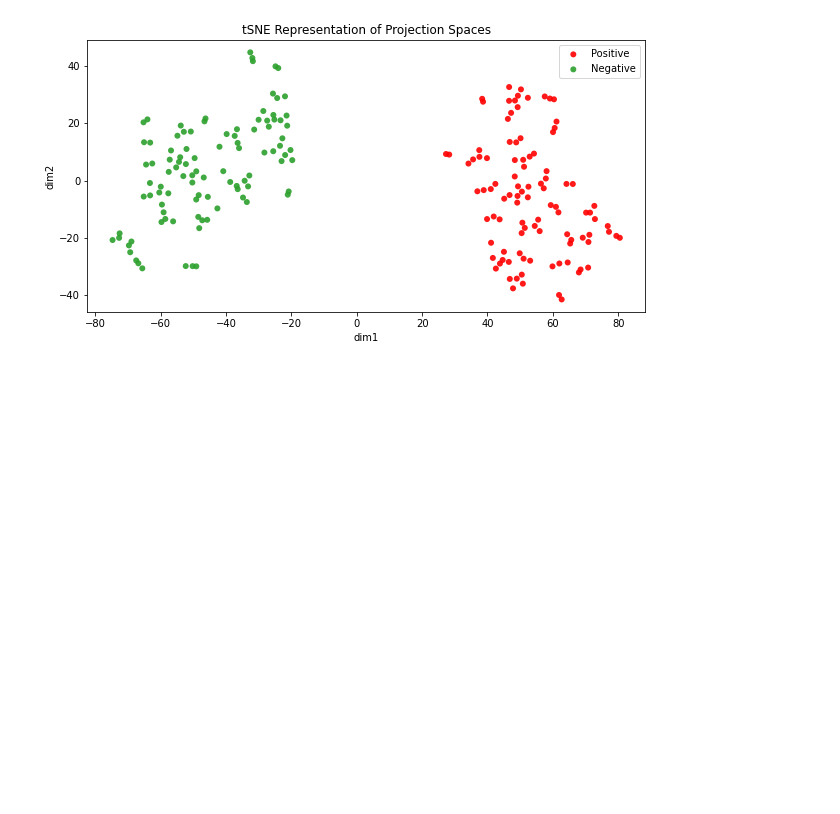
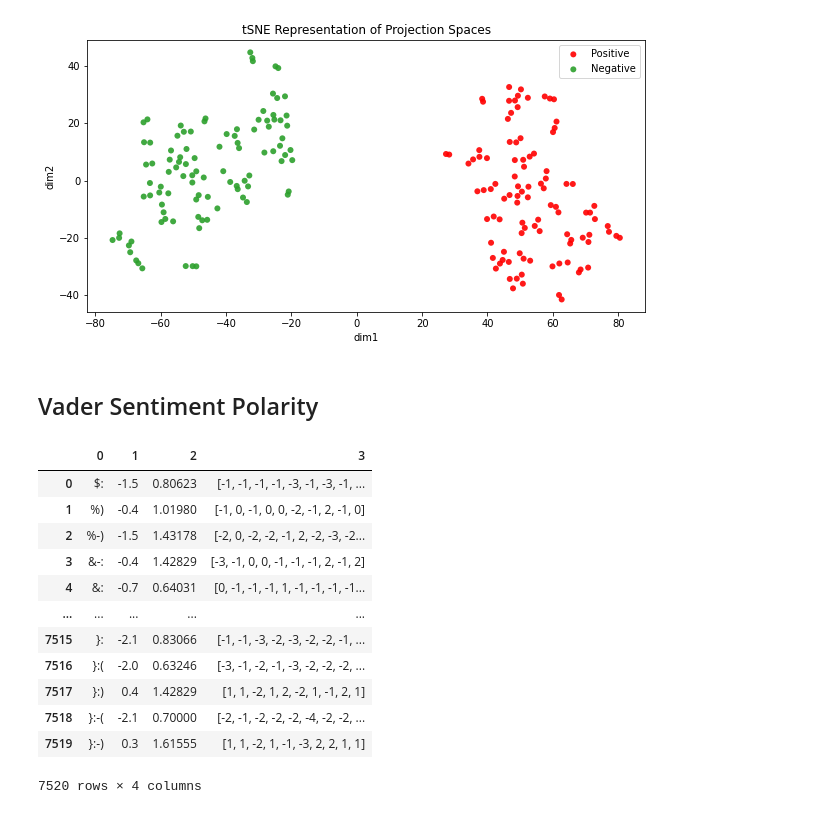
Before and after one commit to rahul-ohlan/TWARP, a Jupyter notebook: imdb_interpretability.ipynb, the cells around one changed output. Saved outputs shown, nothing was run; the diff lists cells and outputs as text; code cells hidden in the pictures; blank space fills up the shorter version.

```diff
--- a/imdb_interpretability.ipynb
+++ b/imdb_interpretability.ipynb
@@ -1742,3 +1877,23 @@ ax.set_title("tSNE Representation of Projection Spaces")
 plt.show()
 # %% [output]
 [figure]
+# %% [markdown]
+## Vader Sentiment Polarity
+# %%
+df_sent = pd.read_csv("/gdrive/Shareddrives/Thesis/code/Rahul/vaderSentiment-master/vaderSentiment/vader_lexicon.txt", sep = "\t", header = None)
+# %%
+df_sent
+# %% [output]
+|  | 0 | 1 | 2 | 3 |
+| 0 | $: | -1.5 | 0.80623 | [-1, -1, -1, -1, -3, -1, -3, -1, ... |
+| 1 | %) | -0.4 | 1.01980 | [-1, 0, -1, 0, 0, -2, -1, 2, -1, 0] |
+| 2 | %-) | -1.5 | 1.43178 | [-2, 0, -2, -2, -1, 2, -2, -3, -2... |
+| 3 | &-: | -0.4 | 1.42829 | [-3, -1, 0, 0, -1, -1, -1, 2, -1, 2] |
+| 4 | &: | -0.7 | 0.64031 | [0, -1, -1, -1, 1, -1, -1, -1, -1... |
+| ... | ... | ... | ... | ... |
+| 7515 | }: | -2.1 | 0.83066 | [-1, -1, -3, -2, -3, -2, -2, -1, ... |
+| 7516 | }:( | -2.0 | 0.63246 | [-3, -1, -2, -1, -3, -2, -2, -2, ... |
+| 7517 | }:) | 0.4 | 1.42829 | [1, 1, -2, 1, 2, -2, 1, -1, 2, 1] |
+| 7518 | }:-( | -2.1 | 0.70000 | [-2, -1, -2, -2, -2, -4, -2, -2, ... |
+| 7519 | }:-) | 0.3 | 1.61555 | [1, 1, -2, 1, -1, -3, 2, 2, 1, 1] |
+7520 rows × 4 columns
```
Also changed, not shown: parts of 34 cells of this notebook.
